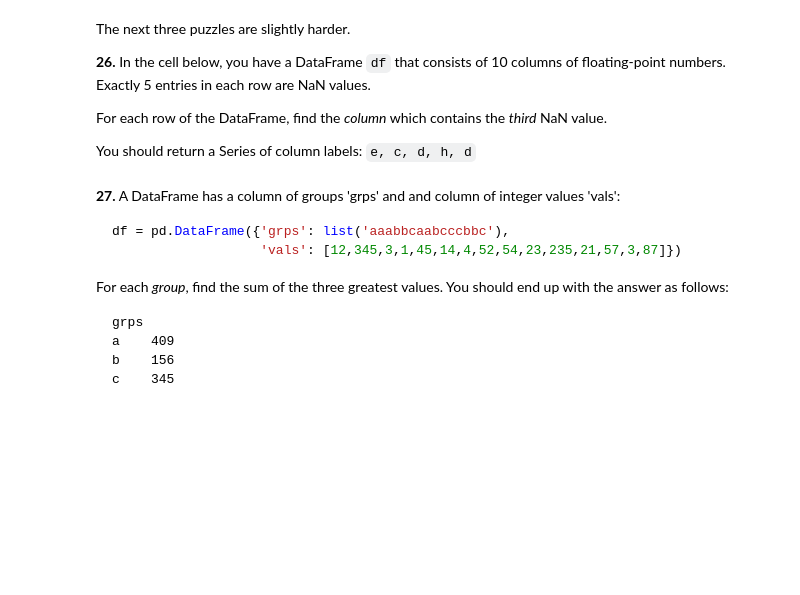
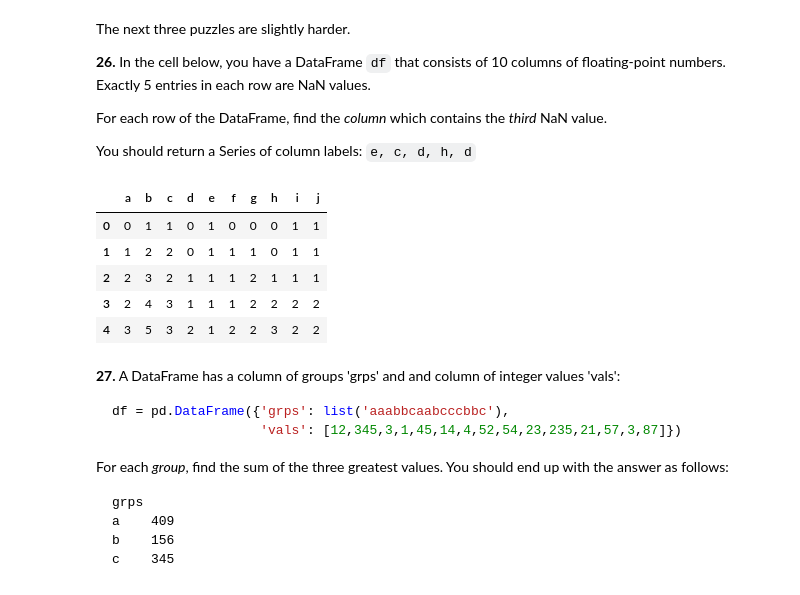
Before and after one commit to annapoliswu/CISC367, a Jupyter notebook: day5pandas/100-pandas-puzzles.ipynb, the cells around one changed output. Saved outputs shown, nothing was run; the diff lists cells and outputs as text; code cells hidden in the pictures; blank space fills up the shorter version.

```diff
--- a/day5pandas/100-pandas-puzzles.ipynb
+++ b/day5pandas/100-pandas-puzzles.ipynb
@@ -389,17 +406,25 @@ You should return a Series of column labels: `e, c, d, h, d`
 # %%
 nan = np.nan
 
 data = [[0.04,  nan,  nan, 0.25,  nan, 0.43, 0.71, 0.51,  nan,  nan],
         [ nan,  nan,  nan, 0.04, 0.76,  nan,  nan, 0.67, 0.76, 0.16],
         [ nan,  nan, 0.5 ,  nan, 0.31, 0.4 ,  nan,  nan, 0.24, 0.01],
         [0.49,  nan,  nan, 0.62, 0.73, 0.26, 0.85,  nan,  nan,  nan],
         [ nan,  nan, 0.41,  nan, 0.05,  nan, 0.61,  nan, 0.48, 0.68]]
 
 columns = list('abcdefghij')
 
 df = pd.DataFrame(data, columns=columns)
 
 # write a solution to the question here
+df.isnull().cumsum()
+# %% [output]
+|  | a | b | c | d | e | f | g | h | i | j |
+| 0 | 0 | 1 | 1 | 0 | 1 | 0 | 0 | 0 | 1 | 1 |
+| 1 | 1 | 2 | 2 | 0 | 1 | 1 | 1 | 0 | 1 | 1 |
+| 2 | 2 | 3 | 2 | 1 | 1 | 1 | 2 | 1 | 1 | 1 |
+| 3 | 2 | 4 | 3 | 1 | 1 | 1 | 2 | 2 | 2 | 2 |
+| 4 | 3 | 5 | 3 | 2 | 1 | 2 | 2 | 3 | 2 | 2 |
 # %% [markdown]
 **27.** A DataFrame has a column of groups 'grps' and and column of integer values 'vals':
 
```
Also changed, not shown: parts of 5 cells of this notebook, 1 other file.
